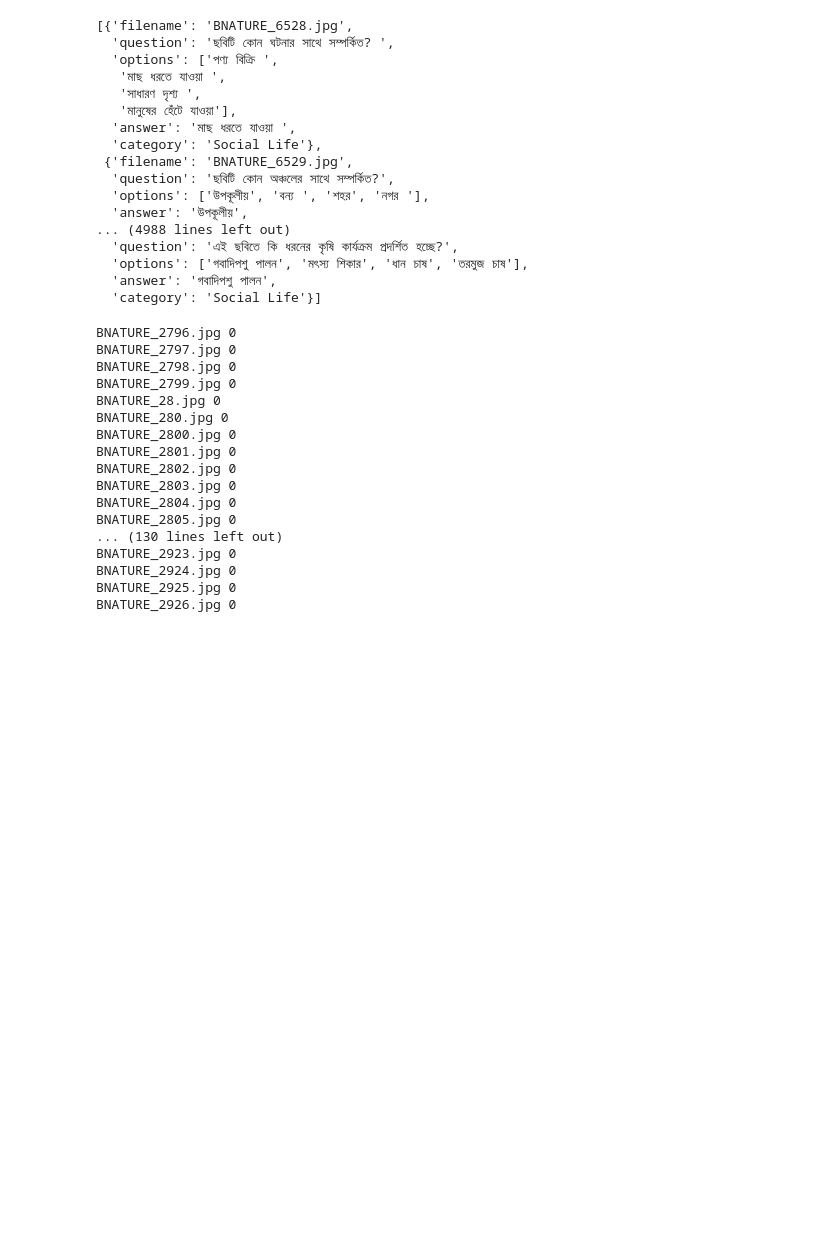
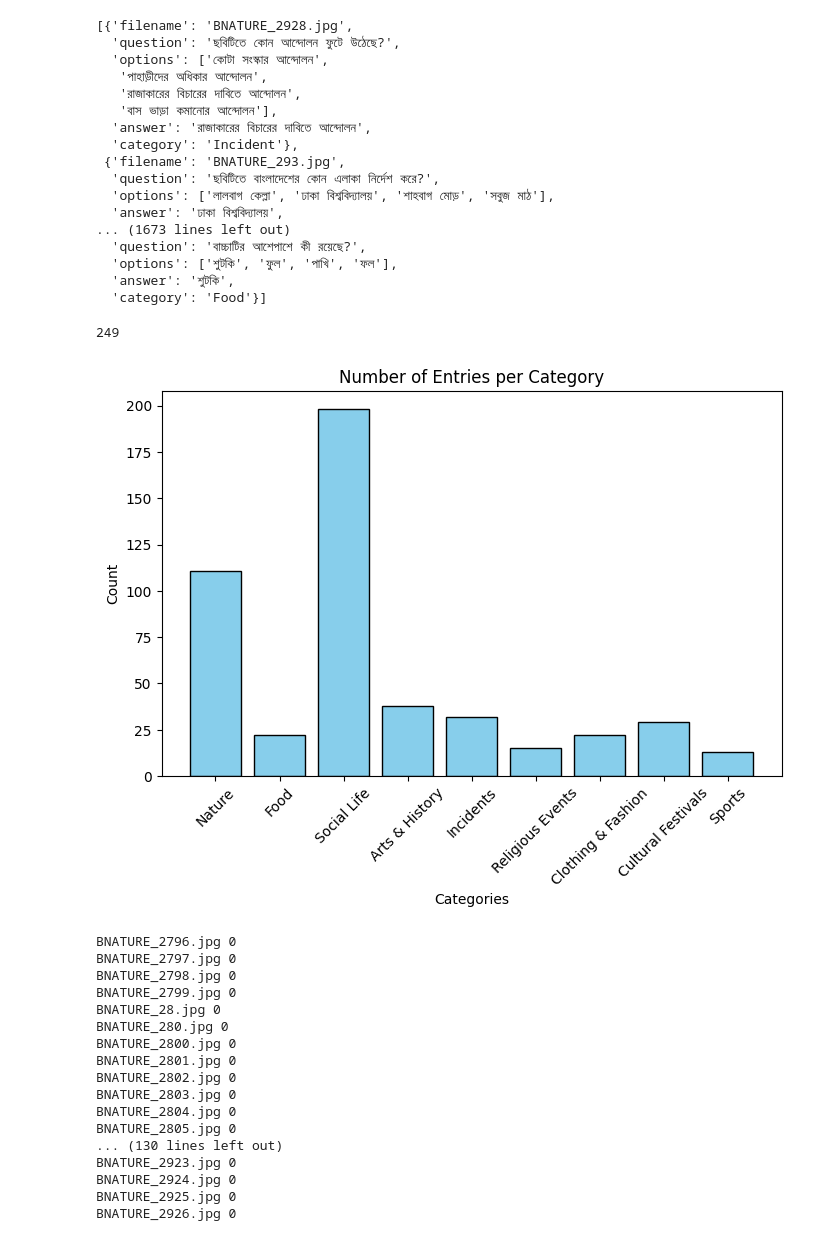
Before and after one commit to souroveskb/vqa-2, a Jupyter notebook: annotation/verify.ipynb, the cells around one changed output. Saved outputs shown, nothing was run; the diff lists cells and outputs as text; code cells hidden in the pictures; blank space fills up the shorter version.

```diff
--- a/annotation/verify.ipynb
+++ b/annotation/verify.ipynb
@@ -4,6 +5,6 @@ import json
 # %%
-# path = "/home/penta/Code/vqa-2/annotation/resource/annotator_4_relevant.json"
-path = "/home/sourove/code/Python/vqa-2/annotation/relevants/p_7/relevant(12).json"
+# path = "/home/sourove/code/Python/vqa-2/annotation/relevants/p_11/relevant (16).json"/home/sourove/code/Python/vqa-2/annotation/
+path = "/home/sourove/code/Python/vqa-2/annotation/relevants/f_3/f3_relevant_latest.json"
 with open(path, "r") as f:
     data = json.load(f)
 # %%
@@ -14,23 +15,64 @@ len(data)
 data
 #CHITTRON_5763
 # %% [output]
-[{'filename': 'BNATURE_6528.jpg',
-  'question': 'ছবিটি কোন ঘটনার সাথে সম্পর্কিত? ',
-  'options': ['পণ্য বিক্রি ',
-   'মাছ ধরতে যাওয়া ',
-   'সাধারণ দৃশ্য ',
-   'মানুষের হেঁটে যাওয়া'],
-  'answer': 'মাছ ধরতে যাওয়া ',
-  'category': 'Social Life'},
- {'filename': 'BNATURE_6529.jpg',
-  'question': 'ছবিটি কোন অঞ্চলের সাথে সম্পর্কিত?',
-  'options': ['উপকূলীয়', 'বন্য ', 'শহর', 'নগর '],
-  'answer': 'উপকূলীয়',
-... (4988 lines left out)
-  'question': 'এই ছবিতে কি ধরনের কৃষি কার্যক্রম প্রদর্শিত হচ্ছে?',
-  'options': ['গবাদিপশু পালন', 'মৎস্য শিকার', 'ধান চাষ', 'তরমুজ চাষ'],
-  'answer': 'গবাদিপশু পালন',
-  'category': 'Social Life'}]
+[{'filename': 'BNATURE_2928.jpg',
+  'question': 'ছবিটিতে কোন আন্দোলন ফুটে উঠেছে?',
+  'options': ['কোটা সংস্কার আন্দোলন',
+   'পাহাড়ীদের অধিকার আন্দোলন',
+   'রাজাকারের বিচারের দাবিতে আন্দোলন',
+   'বাস ভাড়া কমানোর আন্দোলন'],
+  'answer': 'রাজাকারের বিচারের দাবিতে আন্দোলন',
+  'category': 'Incident'},
+ {'filename': 'BNATURE_293.jpg',
+  'question': 'ছবিটিতে বাংলাদেশের কোন এলাকা নির্দেশ করে?',
+  'options': ['লালবাগ কেল্লা', 'ঢাকা বিশ্ববিদ্যালয়', 'শাহবাগ মোড়', 'সবুজ মাঠ'],
+  'answer': 'ঢাকা বিশ্ববিদ্যালয়',
+... (1673 lines left out)
+  'question': 'বাচ্চাটির আশেপাশে কী রয়েছে?',
+  'options': ['শুটকি', 'ফুল', 'পাখি', 'ফল'],
+  'answer': 'শুটকি',
+  'category': 'Food'}]
+# %%
+with open(path, "w", encoding="utf-8") as f:
+    json.dump(data, f, indent=4, ensure_ascii=False)
+# %%
+# unique files
+unique_filenames = {item['filename'] for item in data}  # Using a set to get unique filenames
+num_unique_filenames = len(unique_filenames)
+
+print(num_unique_filenames)
+# %% [output]
+249
+# %%
+import matplotlib.pyplot as plt
+
+
+
+category_counts = Counter(item['category'] for item in data)
+
+# Extract labels and values
+categories = list(category_counts.keys())
+counts = list(category_counts.values())
+
+# Plot the bar chart
+plt.figure(figsize=(8, 5))
+plt.bar(categories, counts, color='skyblue', edgecolor='black')
+
+# Add labels and title
+plt.xlabel("Categories")
+plt.ylabel("Count")
+plt.title("Number of Entries per Category")
+plt.xticks(rotation=45)
+
+parts = path.split('/')
+parts[-1] = f"{parts[-2]}_category_count.png"
+new_file_path = "/".join(parts)
+
+plt.savefig(new_file_path, bbox_inches='tight', dpi=300)
+# Show the plot
+plt.show()
+# %% [output]
+[figure, added]
 # %%
 progress_path  = "/home/penta/Downloads/progress (12).json"
 
```
Also changed, not shown: parts of 2 cells of this notebook, 49 other files.
